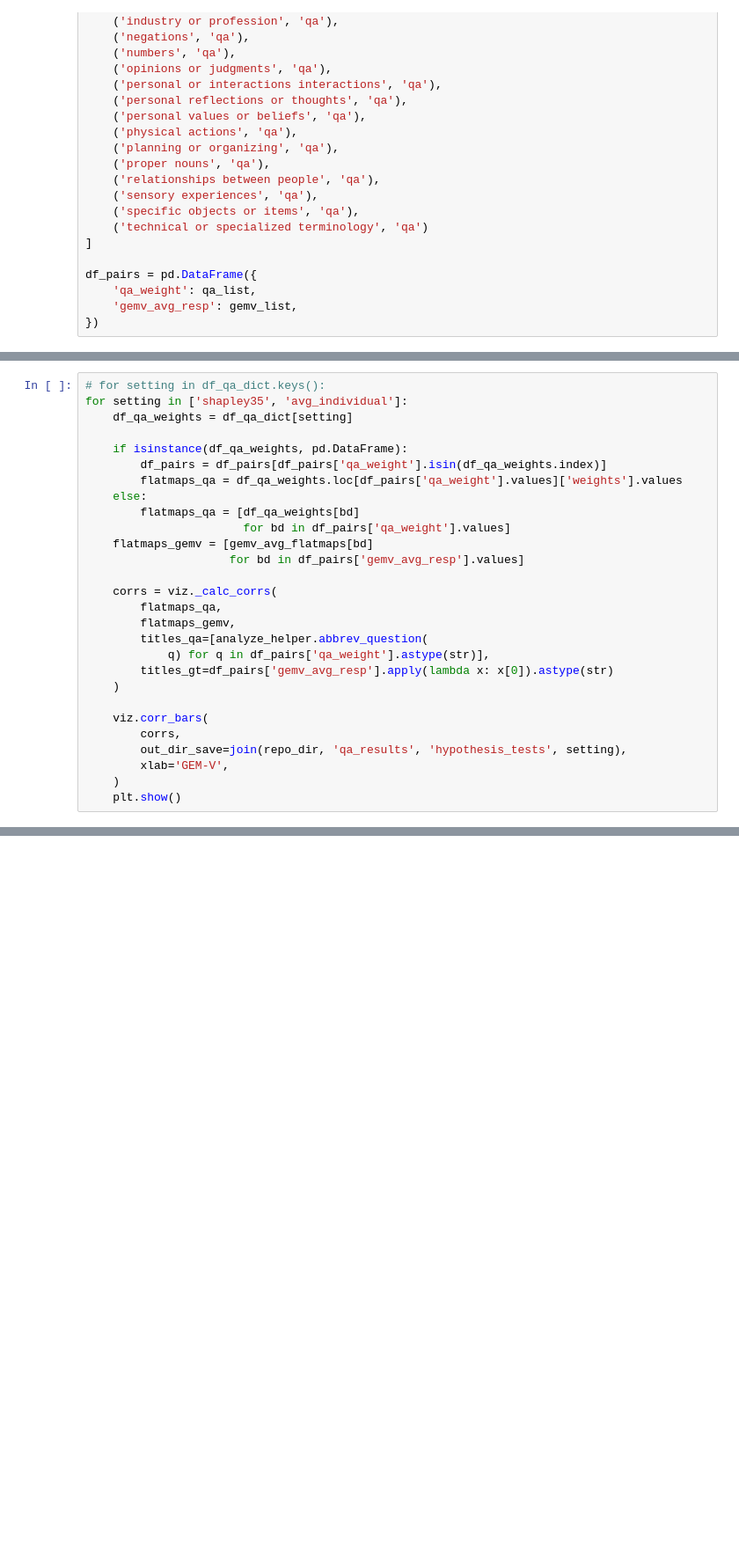
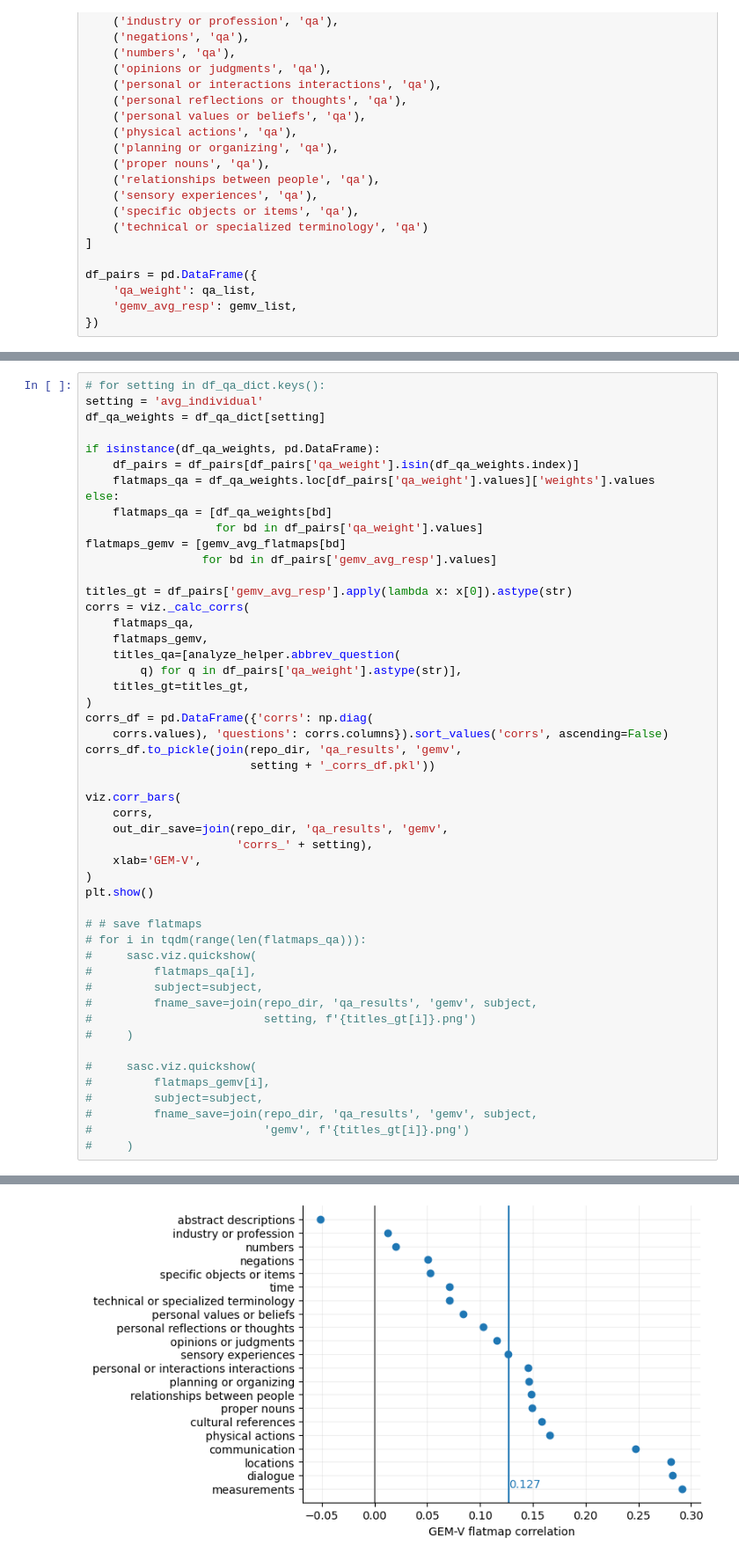
Before and after one commit to csinva/fmri, a Jupyter notebook: notebooks_gpt4/05_gemv_compare.ipynb, the cells around one changed output, grey strips where cells are left out. Shown at 88% size. Cells and saved outputs as stored; diff of their text form; blank space fills up the shorter version.

Commit message:
gemv clean up viz

```diff
--- a/notebooks_gpt4/05_gemv_compare.ipynb
+++ b/notebooks_gpt4/05_gemv_compare.ipynb
@@ -112,29 +110,52 @@ subject = 'S02'
 df_qa_dict = joblib.load(f'df_qa_dict_{subject.replace("UT", "")}.pkl')
 # %%
 # for setting in df_qa_dict.keys():
-for setting in ['shapley35', 'avg_individual']:
-    df_qa_weights = df_qa_dict[setting]
+setting = 'avg_individual'
+df_qa_weights = df_qa_dict[setting]
 
-    if isinstance(df_qa_weights, pd.DataFrame):
-        df_pairs = df_pairs[df_pairs['qa_weight'].isin(df_qa_weights.index)]
-        flatmaps_qa = df_qa_weights.loc[df_pairs['qa_weight'].values]['weights'].values
-    else:
-        flatmaps_qa = [df_qa_weights[bd]
-                       for bd in df_pairs['qa_weight'].values]
-    flatmaps_gemv = [gemv_avg_flatmaps[bd]
-                     for bd in df_pairs['gemv_avg_resp'].values]
+if isinstance(df_qa_weights, pd.DataFrame):
+    df_pairs = df_pairs[df_pairs['qa_weight'].isin(df_qa_weights.index)]
+    flatmaps_qa = df_qa_weights.loc[df_pairs['qa_weight'].values]['weights'].values
+else:
+    flatmaps_qa = [df_qa_weights[bd]
+                   for bd in df_pairs['qa_weight'].values]
+flatmaps_gemv = [gemv_avg_flatmaps[bd]
+                 for bd in df_pairs['gemv_avg_resp'].values]
 
-    corrs = viz._calc_corrs(
-        flatmaps_qa,
-        flatmaps_gemv,
-        titles_qa=[analyze_helper.abbrev_question(
-            q) for q in df_pairs['qa_weight'].astype(str)],
-        titles_gt=df_pairs['gemv_avg_resp'].apply(lambda x: x[0]).astype(str)
-    )
+titles_gt = df_pairs['gemv_avg_resp'].apply(lambda x: x[0]).astype(str)
+corrs = viz._calc_corrs(
+    flatmaps_qa,
+    flatmaps_gemv,
+    titles_qa=[analyze_helper.abbrev_question(
+        q) for q in df_pairs['qa_weight'].astype(str)],
+    titles_gt=titles_gt,
+)
+corrs_df = pd.DataFrame({'corrs': np.diag(
+    corrs.values), 'questions': corrs.columns}).sort_values('corrs', ascending=False)
+corrs_df.to_pickle(join(repo_dir, 'qa_results', 'gemv',
+                        setting + '_corrs_df.pkl'))
 
-    viz.corr_bars(
-        corrs,
-        out_dir_save=join(repo_dir, 'qa_results', 'hypothesis_tests', setting),
-        xlab='GEM-V',
-    )
-    plt.show()
+viz.corr_bars(
+    corrs,
+    out_dir_save=join(repo_dir, 'qa_results', 'gemv',
+                      'corrs_' + setting),
+    xlab='GEM-V',
+)
+plt.show()
+
+# # save flatmaps
+# for i in tqdm(range(len(flatmaps_qa))):
+#     sasc.viz.quickshow(
+#         flatmaps_qa[i],
+#         subject=subject,
+#         fname_save=join(repo_dir, 'qa_results', 'gemv', subject,
+#                         setting, f'{titles_gt[i]}.png')
+#     )
+
+#     sasc.viz.quickshow(
+#         flatmaps_gemv[i],
+#         subject=subject,
+#         fname_save=join(repo_dir, 'qa_results', 'gemv', subject,
+#                         'gemv', f'{titles_gt[i]}.png')
+#     )
+# %% [output]
@@ -140,0 +163 @@ for setting in ['shapley35', 'avg_individual']:
+[figure, added]
```
Also changed, not shown: parts of 7 cells of this notebook, 1 other file.
